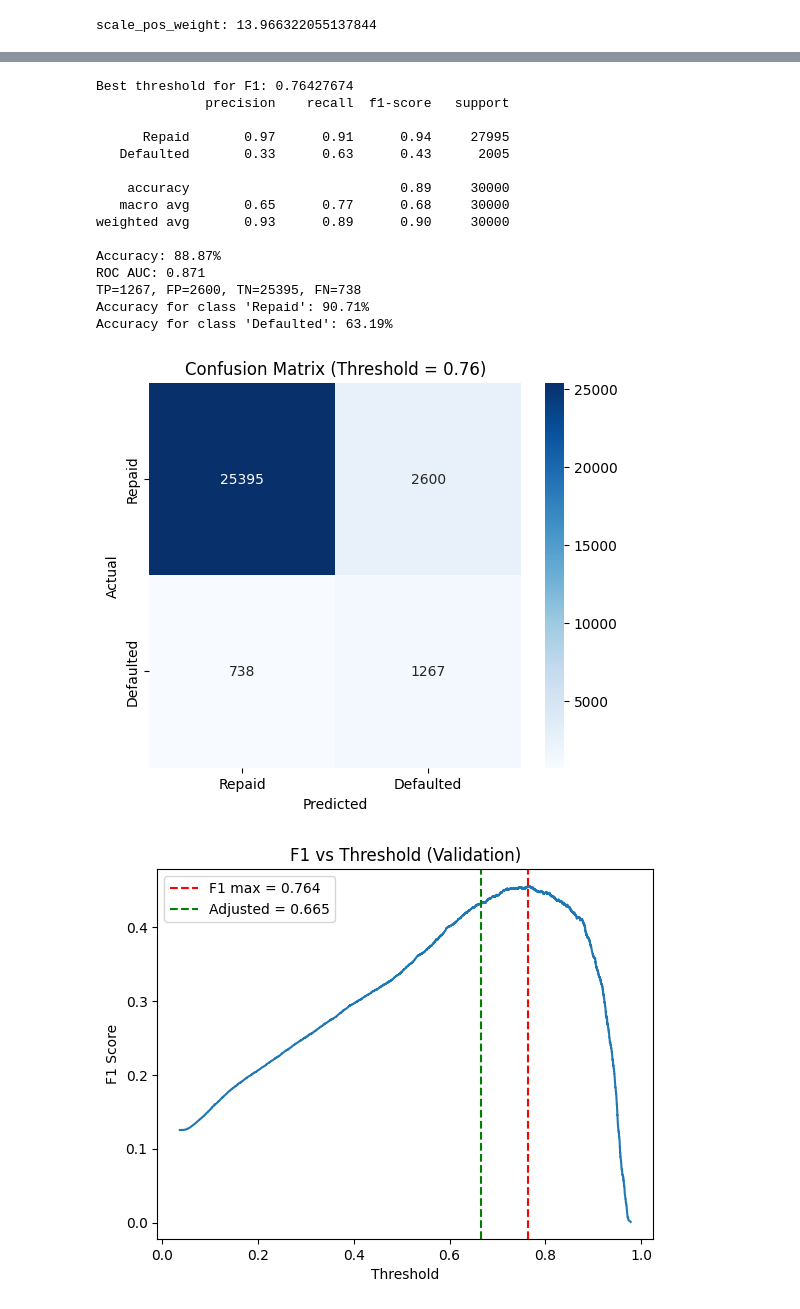
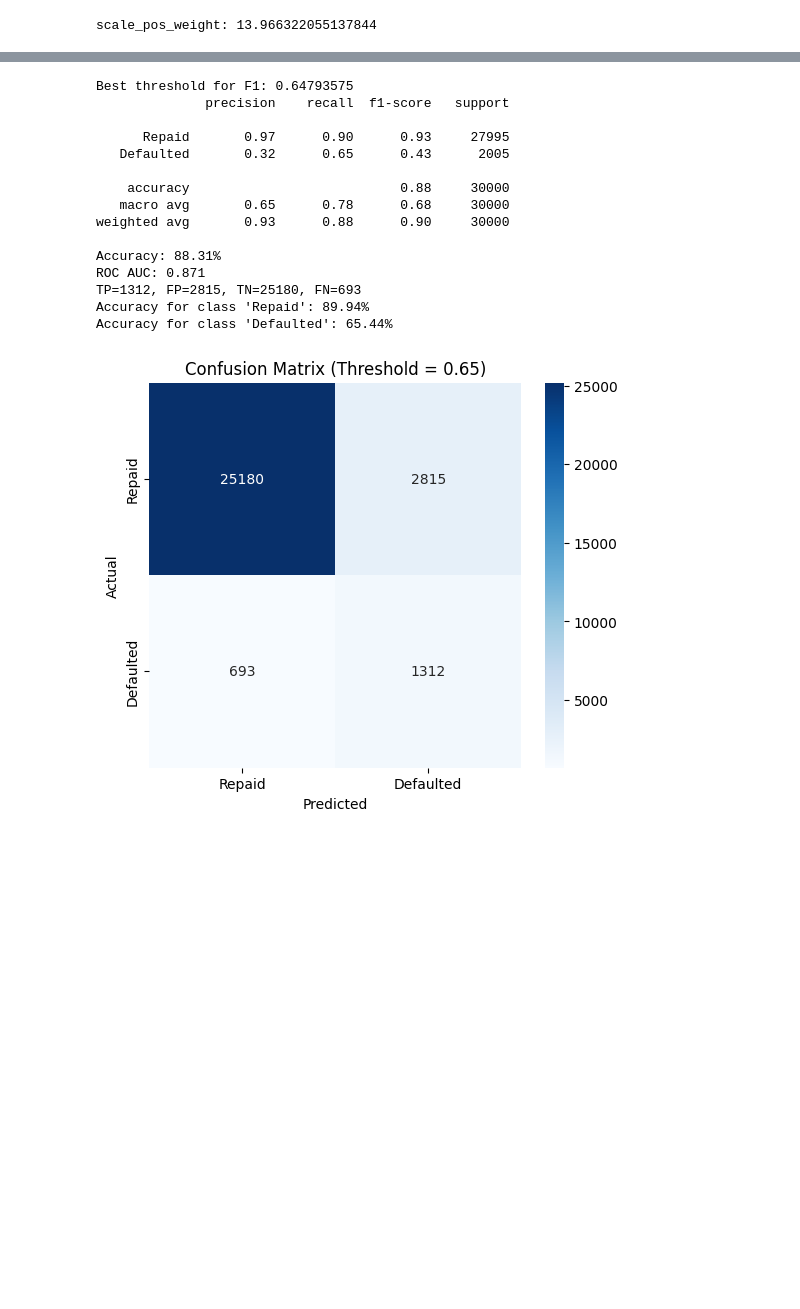
Before and after one commit to sunnysunny77/loan, a Jupyter notebook: cr.ipynb, the cells around one changed output, grey strips where cells are left out. Drawn from its saved outputs; the diff is of its cells as text; code cells hidden in the pictures; blank space fills up the shorter version.

```diff
--- a/cr.ipynb
+++ b/cr.ipynb
@@ -445,6 +450,6 @@ Engineered features with age bins
 # %%
 # Drop columns with missing
-df_drop, hm_cols_to_drop = drop_high_missing_cols(df_engi, threshold=0.5)
+df_drop, hm_cols_to_drop = drop_high_missing_cols(df_engi, threshold=1)
 # %% [output]
 No columns dropped for missing threshold
 # %%
@@ -454,6 +459,6 @@ df_high, hc_cols_to_drop = drop_high_card_cols(df_drop, threshold=50)
 No high-cardinality columns dropped
 # %%
 # Drop correlated features here
-df_corr, corr_cols_to_drop = drop_correlated(df_high, threshold=1)
+df_corr, corr_cols_to_drop = drop_correlated(df_high, threshold=9999)
 # %% [output]
 No highly correlated features dropped
@@ -461,6 +466,6 @@ No highly correlated features dropped
 # %%
 # Collapse rare categories on training data
-df_collapsed, rare_maps = collapse_rare_categories(df_corr, threshold=0.02)
+df_collapsed, rare_maps = collapse_rare_categories(df_corr, threshold=0.0125)
 # %% [output]
 Collapsed 1 rare categories in column 'CreditMix'
 Categories dropped: ['NoCredit']
@@ -473,5 +476,5 @@ df_processed, num_imputer, cat_imputer, robust_scaler, std_scaler  = impute_and_
 Imputed and scaled features
 # %%
 # feature selection
-df_selected, selected_features = select_features_xgb(df_processed, y_train, threshold=50, top_n=30)
+df_selected, selected_features = select_features_xgb(df_processed, y_train, threshold=50.2, top_n=30)
 # %% [output]
@@ -839,64 +860,50 @@ model_b = xgb.train(
 # Evaluation
 y_probs = model_b.predict(dtest)
 
+# Target defaults
 prec, rec, thresholds = precision_recall_curve(y_test, y_probs)
-denom = prec + rec
-f1 = np.zeros_like(denom)
-mask = denom != 0
-f1[mask] = 2 * prec[mask] * rec[mask] / denom[mask]
-best_thresh = thresholds[np.argmax(f1[:-1])]
+f_beta_scores = [fbeta_score(y_test, (y_probs > t).astype(int), beta=2) for t in thresholds]
+best_thresh = thresholds[np.argmax(f_beta_scores)]
 
-alpha = - 0.099 # adjusted for default
-adjusted_thresh = np.clip(best_thresh + alpha, 0, 1)
-y_pred_opt = (y_probs > adjusted_thresh).astype(int)
+y_pred = (y_probs > best_thresh).astype(int)
 
 target_names = ['Repaid', 'Defaulted']
-report = classification_report(y_test, y_pred_opt, target_names=target_names)
-acc = accuracy_score(y_test, y_pred_opt)
-cm = confusion_matrix(y_test, y_pred_opt)
+report = classification_report(y_test, y_pred, target_names=target_names)
+acc = accuracy_score(y_test, y_pred)
+cm = confusion_matrix(y_test, y_pred)
 tn, fp, fn, tp = cm.ravel()
 per_class_acc = cm.diagonal() / cm.sum(axis=1)
 roc_auc = roc_auc_score(y_test, y_probs)
 
 print("Best threshold for F1:", best_thresh)
 print(report)
 print(f"Accuracy: {acc*100:.2f}%")
 print(f"ROC AUC: {roc_auc:.3f}")
 print(f"TP={tp}, FP={fp}, TN={tn}, FN={fn}")
 for i, class_name in enumerate(target_names):
     print(f"Accuracy for class '{class_name}': {per_class_acc[i]*100:.2f}%")
 
 plt.figure(figsize=(6,5))
 sns.heatmap(cm, annot=True, fmt='d', cmap='Blues',
             xticklabels=target_names, yticklabels=target_names)
 plt.xlabel("Predicted")
 plt.ylabel("Actual")
 plt.title(f"Confusion Matrix (Threshold = {best_thresh:.2f})")
 plt.show()
-
-plt.plot(thresholds, f1[:-1])
-plt.axvline(best_thresh, color='r', linestyle='--', label=f"F1 max = {best_thresh:.3f}")
-plt.axvline(adjusted_thresh, color='g', linestyle='--', label=f"Adjusted = {adjusted_thresh:.3f}")
-plt.xlabel("Threshold")
-plt.ylabel("F1 Score")
-plt.legend()
-plt.title("F1 vs Threshold (Validation)")
-plt.show()
 # %% [output]
-Best threshold for F1: 0.76427674
+Best threshold for F1: 0.64793575
               precision    recall  f1-score   support
 
-      Repaid       0.97      0.91      0.94     27995
-   Defaulted       0.33      0.63      0.43      2005
+      Repaid       0.97      0.90      0.93     27995
+   Defaulted       0.32      0.65      0.43      2005
 
-    accuracy                           0.89     30000
-   macro avg       0.65      0.77      0.68     30000
-weighted avg       0.93      0.89      0.90     30000
+    accuracy                           0.88     30000
+   macro avg       0.65      0.78      0.68     30000
+weighted avg       0.93      0.88      0.90     30000
 
-Accuracy: 88.87%
+Accuracy: 88.31%
 ROC AUC: 0.871
-TP=1267, FP=2600, TN=25395, FN=738
-Accuracy for class 'Repaid': 90.71%
-Accuracy for class 'Defaulted': 63.19%
+TP=1312, FP=2815, TN=25180, FN=693
+Accuracy for class 'Repaid': 89.94%
+Accuracy for class 'Defaulted': 65.44%
-[figure, old version]
+[figure, new version]
-[figure, removed]
```
Also changed, not shown: parts of 14 cells of this notebook, 2 other files.
